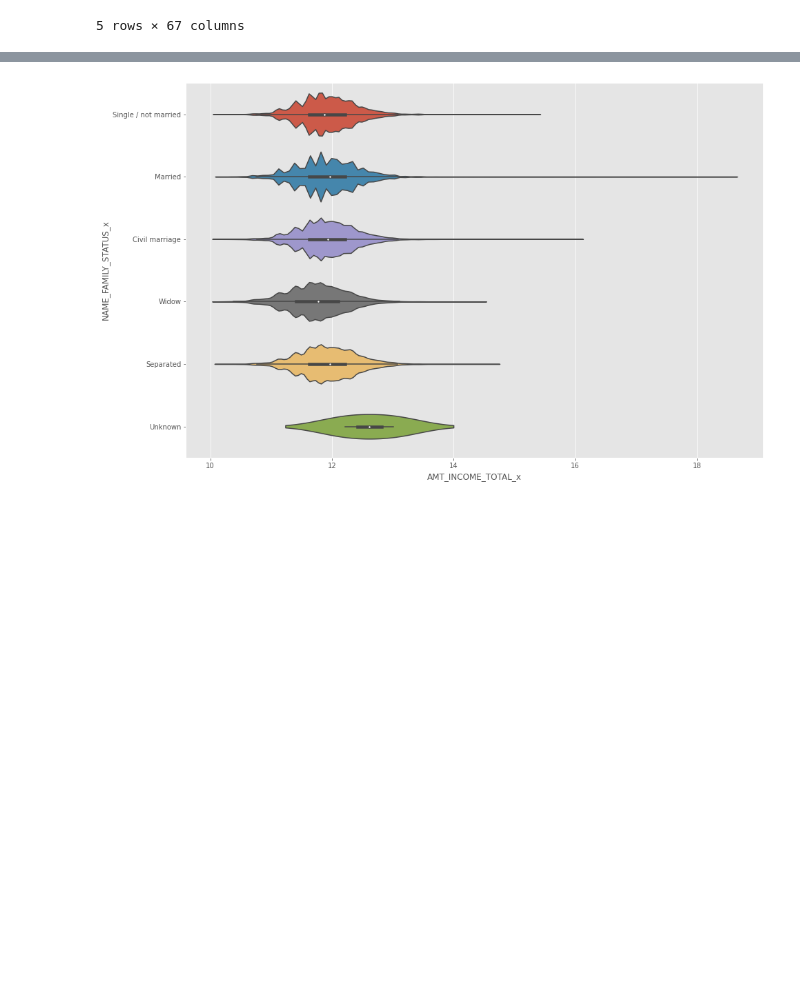
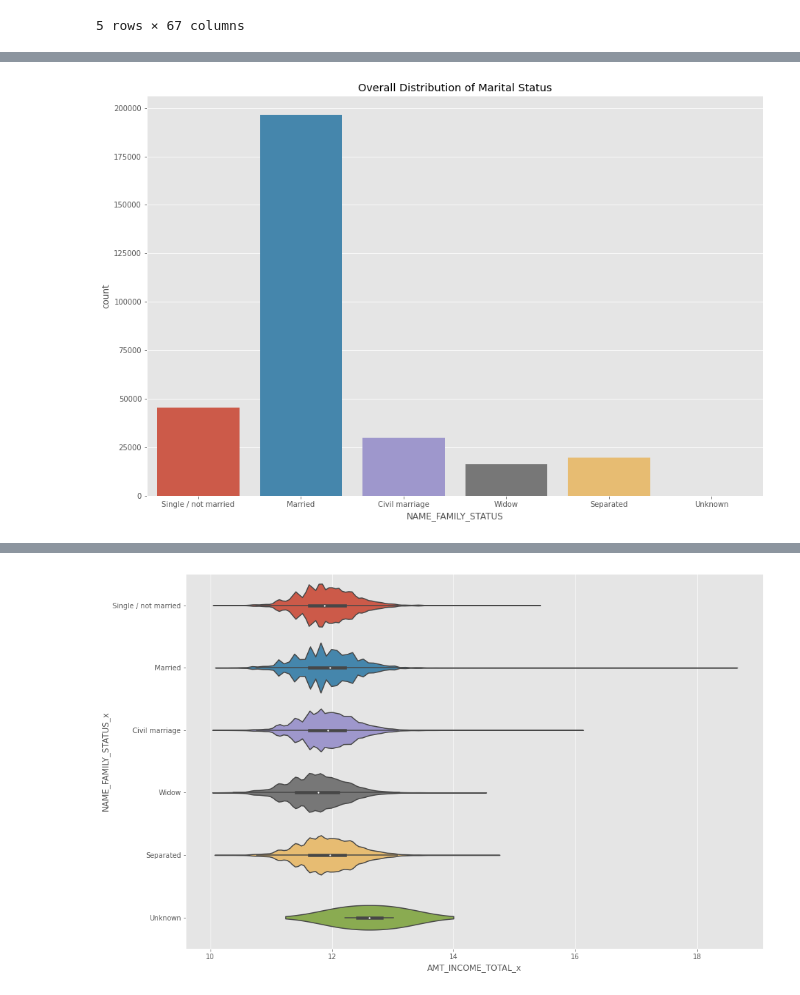
Before and after one commit to Antonio-Avila/Home-Credit-Default, a Jupyter notebook: Current_Apps_EDA.ipynb, the cells around one changed output, grey strips where cells are left out. Cells and saved outputs as stored; diff of their text form; code cells hidden in the pictures; blank space fills up the shorter version.

```diff
--- a/Current_Apps_EDA.ipynb
+++ b/Current_Apps_EDA.ipynb
@@ -252,2 +255,8 @@ weird_ones.head()
+# %%
+sns.countplot(app_train_red.NAME_FAMILY_STATUS)
+plt.title("Overall Distribution of Marital Status")
+plt.show()
+# %% [output]
+[figure, added]
 # %%
 weird_married = df.groupby(["NAME_FAMILY_STATUS_x", "Weird"]).NAME_FAMILY_STATUS_x.agg(total = "count").reset_index()
```
Also changed, not shown: parts of 9 cells of this notebook.
